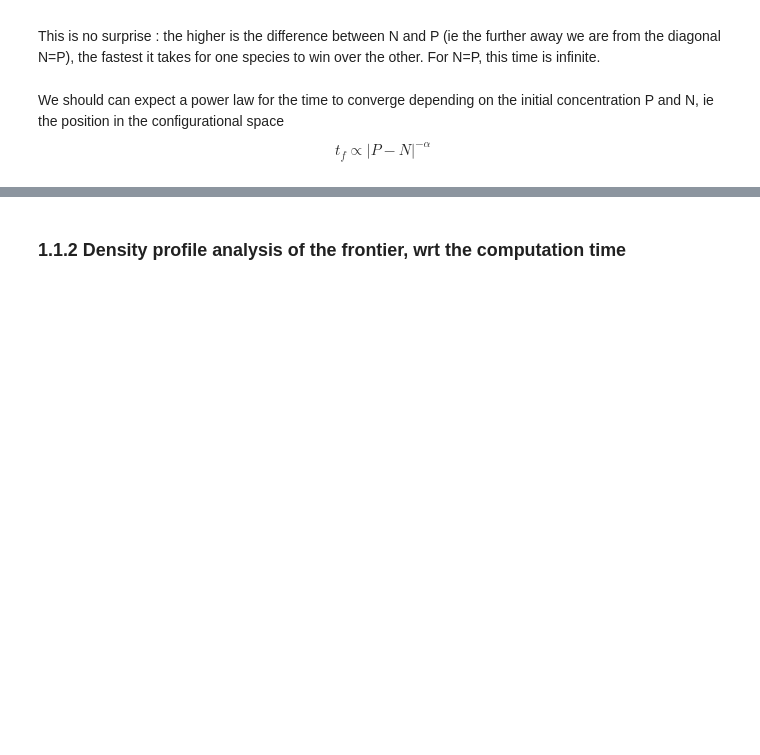
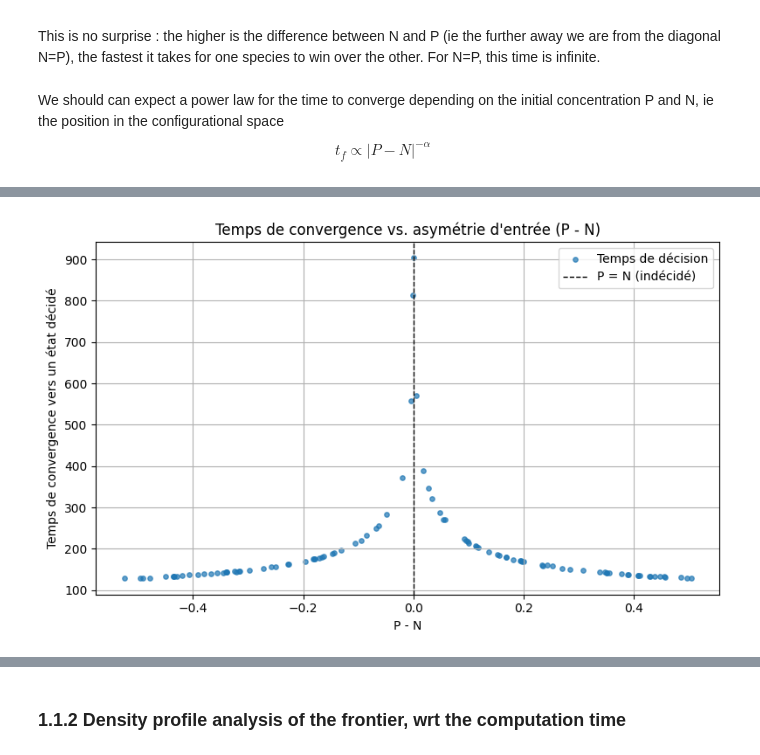
Before and after one commit to Aeronobase/Code-neural-network-with-CRNs, a Jupyter notebook: Sym Neuron-Rondelez_4_Phase_Noisy entries.ipynb, the cells around one changed output, grey strips where cells are left out. Drawn from its saved outputs; the diff is of its cells as text; code cells hidden in the pictures; blank space fills up the shorter version.

```diff
--- a/Sym Neuron-Rondelez_4_Phase_Noisy entries.ipynb
+++ b/Sym Neuron-Rondelez_4_Phase_Noisy entries.ipynb
@@ -150,0 +263,96 @@ We should can expect a power law for the time to converge depending on the initi
+# %%
+import numpy as np
+import matplotlib.pyplot as plt
+from scipy.integrate import solve_ivp
+from tqdm import tqdm
+
+# --- Paramètres dynamiques ---
+eta_a, eta_b = 0.1, 0.1
+mu_a, mu_b = 0.2, 0.2
+k_a, k_b = 0.7, 0.7
+lambda_a, lambda_b = 1.0, 1.0
+
+# --- ODEs ---
+def da_dt(a, b, P):
+    return P + (lambda_a * a)/(1 + k_a*a) - eta_a*a - mu_a*a*b
+
+def db_dt(a, b, N):
+    return N + (lambda_b * b)/(1 + k_b*b) - eta_b*b - mu_b*a*b
+
+def system(t, y, P, N):
+    a, b = y
+    return [da_dt(a, b, P), db_dt(a, b, N)]
+
+# --- Paramètres de simulation ---
+tf = 1000
+t_eval = np.linspace(0, tf, 3000)
+dt = t_eval[1] - t_eval[0]
+
+P_center = 1.0
+N_center = 1.0
+delta_range = np.linspace(-0.5, 0.5, 100)  # balayage autour de P ≈ N
+noise_sigma = 0.02  # bruit sur les inputs
+
+# --- Seuils de décision ---
+tol_stationary = 1e-4
+tol_difference = 1e-2
+M = 10  # M points consécutifs stables
+
+# --- Stockage ---
+delta_PN_list = []
+decision_times = []
+
+print("Calcul des temps de décision en fonction de P - N...")
+
+for delta in tqdm(delta_range):
+    # P et N centrés autour de la diagonale
+    P = P_center + delta / 2
+    N = N_center - delta / 2
+
+    # Ajout de bruit
+    P_noisy = max(P + np.random.normal(scale=noise_sigma), 0)
+    N_noisy = max(N + np.random.normal(scale=noise_sigma), 0)
+    delta_PN = P_noisy - N_noisy
+
+    # Simulation
+    sol = solve_ivp(system, (0, tf), [1e-6, 1e-6],
+                    args=(P_noisy, N_noisy),
+                    t_eval=t_eval, method="RK45", rtol=1e-8, atol=1e-10)
+
+    a, b = sol.y
+    t = sol.t
+
+    # Dérivées numériques
+    da = np.diff(a) / dt
+    db = np.diff(b) / dt
+    diff_ab = np.abs(a - b)
+
+    # Recherche d’un état stationnaire décidé
+    t_decided = np.inf
+    for i in range(len(da) - M):
+        if (np.all(np.abs(da[i:i+M]) < tol_stationary) and
+            np.all(np.abs(db[i:i+M]) < tol_stationary) and
+            np.all(diff_ab[i:i+M] > tol_difference)):
+            t_decided = t[i]
+            break
+
+    delta_PN_list.append(delta_PN)
+    decision_times.append(t_decided)
+
+# --- Conversion ---
+delta_PN_arr = np.array(delta_PN_list)
+decision_times_arr = np.array(decision_times)
+
+# --- Affichage ---
+plt.figure(figsize=(8, 5))
+mask = np.isfinite(decision_times_arr)
+plt.scatter(delta_PN_arr[mask], decision_times_arr[mask], s=15, alpha=0.7, label="Temps de décision")
+plt.axvline(0, color='k', linestyle='--', lw=1, label="P = N (indécidé)")
+plt.xlabel("P - N")
+plt.ylabel("Temps de convergence vers un état décidé")
+plt.title("Temps de convergence vs. asymétrie d'entrée (P - N)")
+plt.legend()
+plt.grid(True)
+plt.tight_layout()
+plt.show()
+# %% [output]
@@ -150,0 +360 @@ We should can expect a power law for the time to converge depending on the initi
+[figure, added]
```
Also changed, not shown: parts of 10 cells of this notebook, 7 other files.
